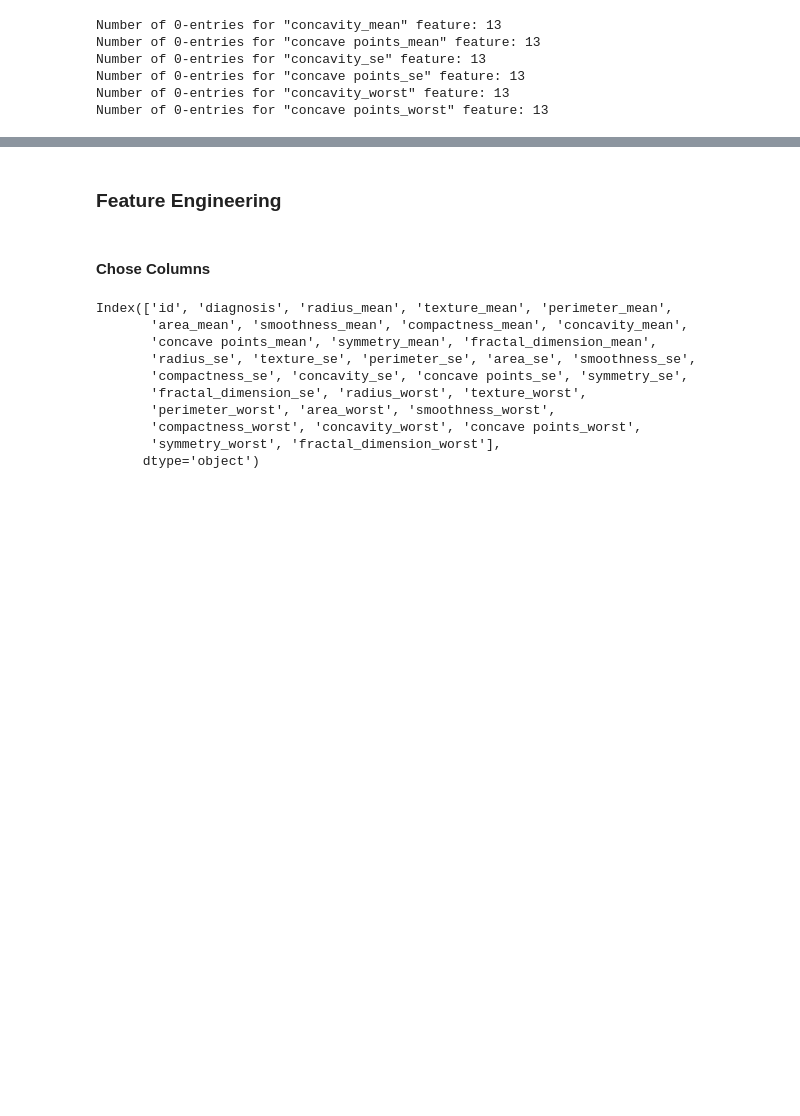
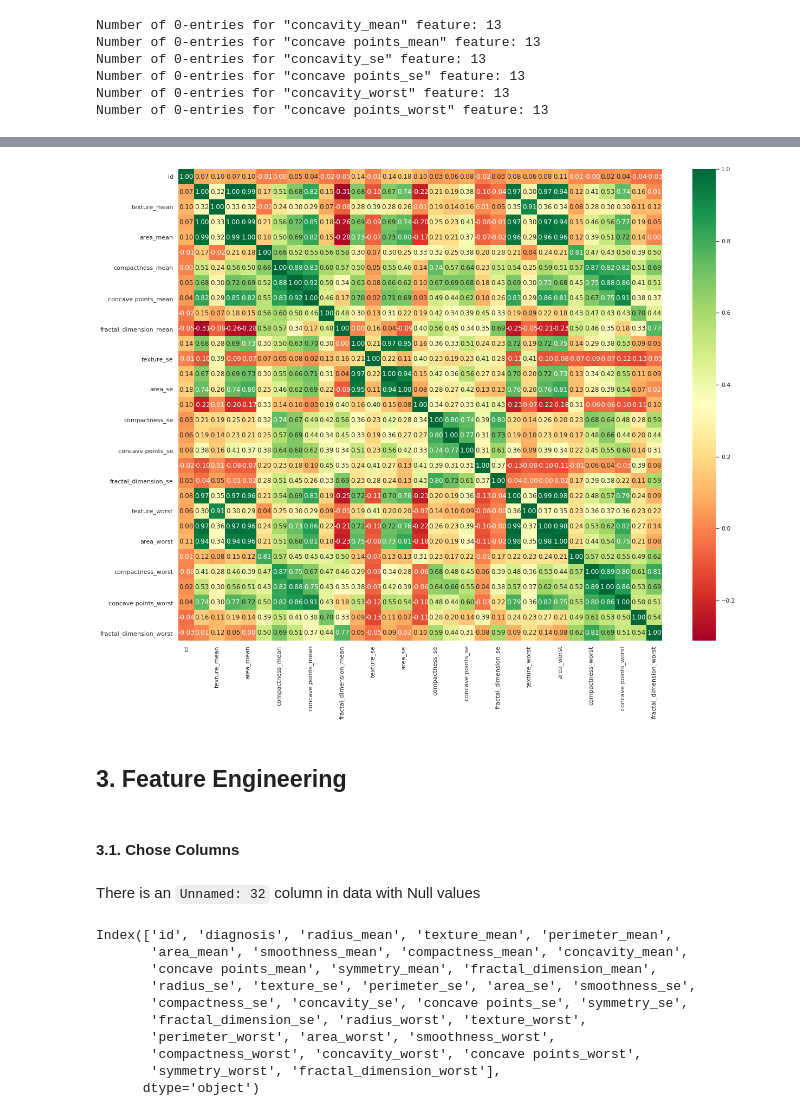
Before and after one commit to imeri-course/ai-in-healthcare, a Jupyter notebook: Session2/Demo_MLP.ipynb, the cells around one changed output, grey strips where cells are left out. Saved outputs shown, nothing was run; the diff lists cells and outputs as text; code cells hidden in the pictures; blank space fills up the shorter version.

Commit message:
Clean Overviews on MLP and add data

```diff
--- a/Session2/Demo_MLP.ipynb
+++ b/Session2/Demo_MLP.ipynb
@@ -120,4 +209,26 @@ Number of 0-entries for "concave points_worst" feature: 13
+# %%
+# Plot the correlation
+
+import matplotlib.pyplot as plt
+import seaborn as sns
+
+# convert to heatmap
+sns.heatmap(
+    data=breast_cancer.corr(),
+    annot=True,
+    fmt='.2f',
+    cmap='RdYlGn'
+)
+
+# Configure the plot
+fig = plt.gcf()
+fig.set_size_inches(20, 16)
+plt.show()
+# %% [output]
+[figure, added]
 # %% [markdown]
-### Feature Engineering
+## 3. Feature Engineering
 # %% [markdown]
-#### Chose Columns
+#### 3.1. Chose Columns
+# %% [markdown]
+There is an `Unnamed: 32` column in data with Null values
```
Also changed, not shown: parts of 68 cells of this notebook, 1 other file.
